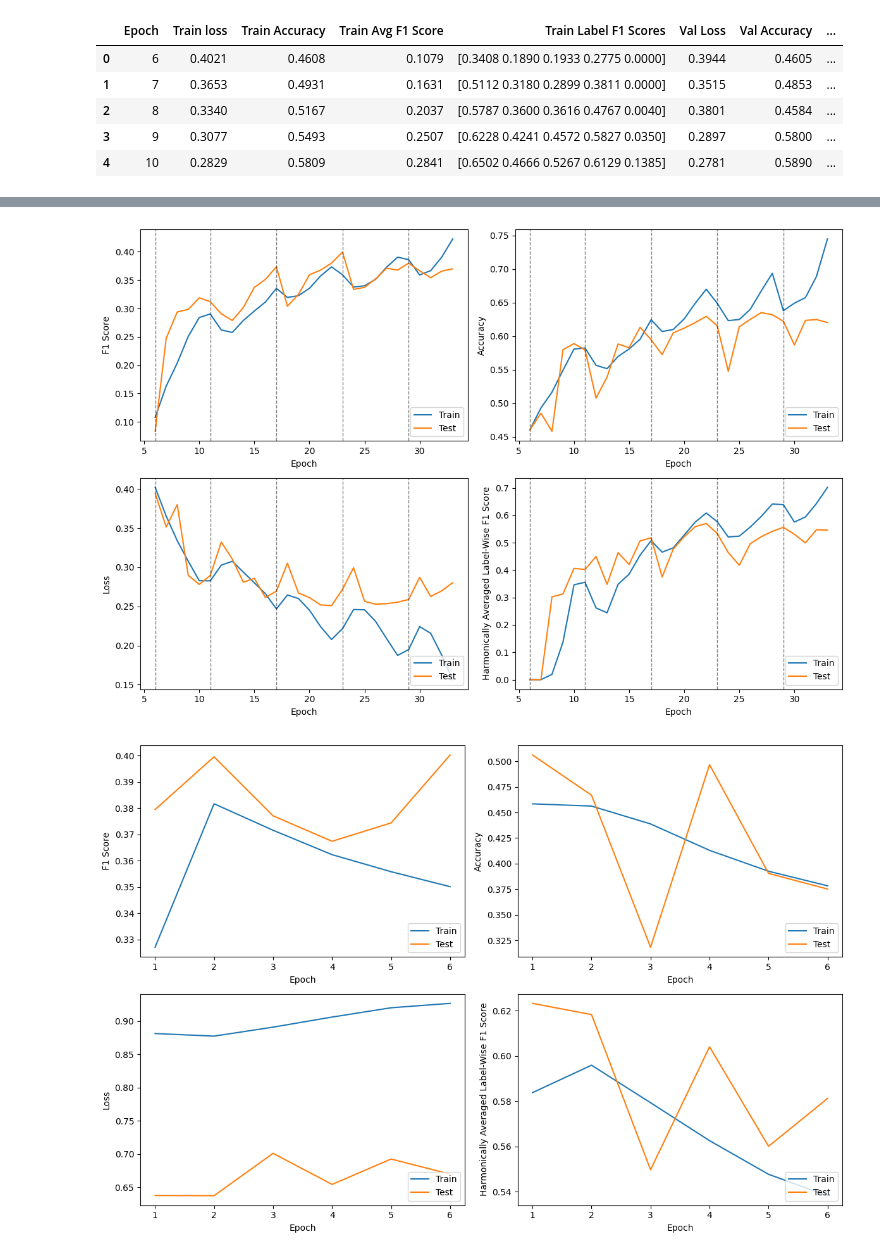
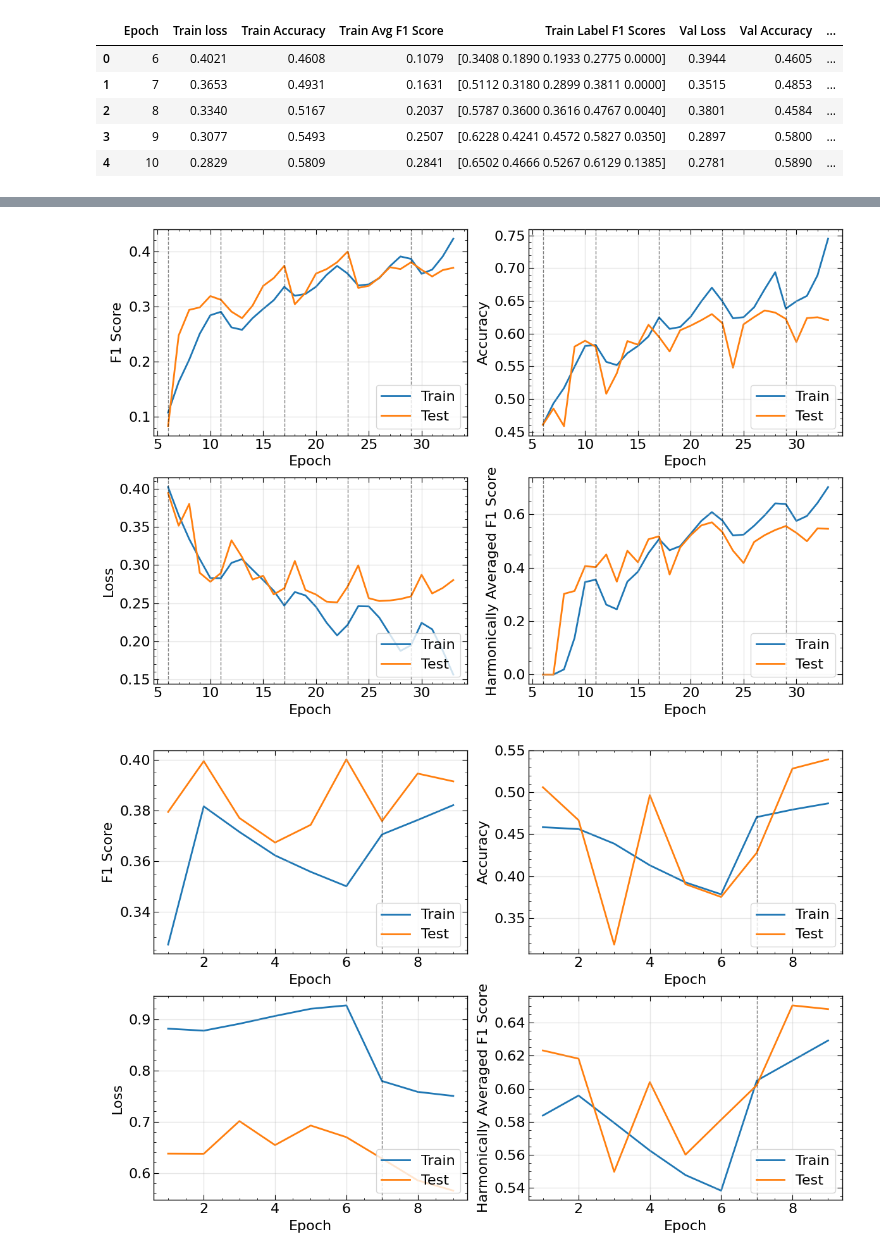
Before and after one commit to griffinfarrow/bhf_classification, a Jupyter notebook: ecg_classification_model/analyse_training_progress.ipynb, the cells around one changed output, grey strips where cells are left out. Cells and saved outputs as stored; diff of their text form; code cells hidden in the pictures.

Commit message:
update training progress

```diff
--- a/ecg_classification_model/analyse_training_progress.ipynb
+++ b/ecg_classification_model/analyse_training_progress.ipynb
@@ -3,6 +3,8 @@ import numpy as np
 import pandas as pd
 import matplotlib.pyplot as plt
 from scipy.stats import hmean
+# %%
+plt.style.use('scientific')
 # %%
 # Function to compute the average of the numbers in the string
 def compute_average(score_string):
@@ -10,7 +12,9 @@ def compute_average(score_string):
     return hmean(numbers)  # Compute the mean
 # %%
 data = pd.read_excel('training_progress.xlsx', sheet_name='ResNet', header=0)
+data = data.dropna(subset=['Train loss'])
 data2 = pd.read_excel('training_progress.xlsx', sheet_name='EfficientNet-Retrain', header=0)
+data2 = data2.dropna(subset=['Train loss'])
 # %%
 # Apply the function to the column
 data["Train Label-Harm-Average F1 Score"] = data["Train Label F1 Scores"].apply(compute_average)
@@ -47,9 +31,9 @@ data2
 # %%
 # Apply the function to the column
-data2["Train Label-Harm-Average F1 Score"] = data2["Train Label F1 Scores"].iloc[:6].apply(compute_average)
-data2["Val Label-Harm-Average F1 Score"] = data2["Val Label F1 Scores"].iloc[:6].apply(compute_average)
+data2["Train Label-Harm-Average F1 Score"] = data2["Train Label F1 Scores"].apply(compute_average)
+data2["Val Label-Harm-Average F1 Score"] = data2["Val Label F1 Scores"].apply(compute_average)
 
-data2.head(5)
+data2.head(10)
 # %% [output]
 |  | Epoch | Train loss | Train Accuracy | Training Hamming Loss | Train Avg F1 Score | Train Label F1 Scores | ... |
 | 0 | 1 | 0.8815 | 0.4584 | 0.1693 | 0.3270 | [0.7218 0.5143 0.7010 0.6783 0.4285] | ... |
@@ -62,4 +48,6 @@ reset_epochs = [6, 11, 17, 23, 29]
 # %%
+reset_epochs = [6, 11, 17, 23, 29]
+
 fig, ax = plt.subplots(2, 2, figsize = (12, 8))
 
 ax[0,0].plot(data['Epoch'], data['Train Avg F1 Score'], label = 'Train')
@@ -83,7 +71,7 @@ ax[1,0].legend(loc='lower right')
 ax[1,1].plot(data['Epoch'], data['Train Label-Harm-Average F1 Score'], label = 'Train')
 ax[1,1].plot(data['Epoch'], data['Val Label-Harm-Average F1 Score'], label = 'Test')
 ax[1,1].set_xlabel('Epoch')
-ax[1,1].set_ylabel('Harmonically Averaged Label-Wise F1 Score')
+ax[1,1].set_ylabel('Harmonically Averaged F1 Score')
 ax[1,1].legend(loc='lower right')
 
 
@@ -95,34 +83,44 @@ for epoch in reset_epochs:
 
 fig.tight_layout()
 # %% [output]
-[figure, old version]
+[figure, new version]
 # %%
+reset_epochs = [7]
+
 fig, ax = plt.subplots(2, 2, figsize = (12, 8))
 
 ax[0,0].plot(data2['Epoch'], data2['Train Avg F1 Score'], label = 'Train')
 ax[0,0].plot(data2['Epoch'], data2['Val Avg F1 Score'], label = 'Test')
 ax[0,0].set_xlabel('Epoch')
 ax[0,0].set_ylabel('F1 Score')
 ax[0,0].legend(loc='lower right')
 
 ax[0,1].plot(data2['Epoch'], data2['Train Accuracy'], label = 'Train')
 ax[0,1].plot(data2['Epoch'], data2['Val Accuracy'], label = 'Test')
 ax[0,1].set_xlabel('Epoch')
 ax[0,1].set_ylabel('Accuracy')
 ax[0,1].legend(loc='lower right')
 
 ax[1,0].plot(data2['Epoch'], data2['Train loss'], label = 'Train')
 ax[1,0].plot(data2['Epoch'], data2['Val Loss'], label = 'Test')
 ax[1,0].set_xlabel('Epoch')
 ax[1,0].set_ylabel('Loss')
 ax[1,0].legend(loc='lower right')
 
 ax[1,1].plot(data2['Epoch'], data2['Train Label-Harm-Average F1 Score'], label = 'Train')
 ax[1,1].plot(data2['Epoch'], data2['Val Label-Harm-Average F1 Score'], label = 'Test')
 ax[1,1].set_xlabel('Epoch')
-ax[1,1].set_ylabel('Harmonically Averaged Label-Wise F1 Score')
+ax[1,1].set_ylabel('Harmonically Averaged F1 Score')
 ax[1,1].legend(loc='lower right')
 
+
+for epoch in reset_epochs:
+    ax[0,0].axvline(epoch, color = 'k', linestyle = '--', alpha = 0.5, lw=1)
+    ax[0,1].axvline(epoch, color = 'k', linestyle = '--', alpha = 0.5, lw=1)
+    ax[1,0].axvline(epoch, color = 'k', linestyle = '--', alpha = 0.5, lw=1)
+    ax[1,1].axvline(epoch, color = 'k', linestyle = '--', alpha = 0.5, lw=1)
+
+
 fig.tight_layout()
 # %% [output]
-[figure, old version]
+[figure, new version]
```
Also changed, not shown: parts of 3 cells of this notebook.
